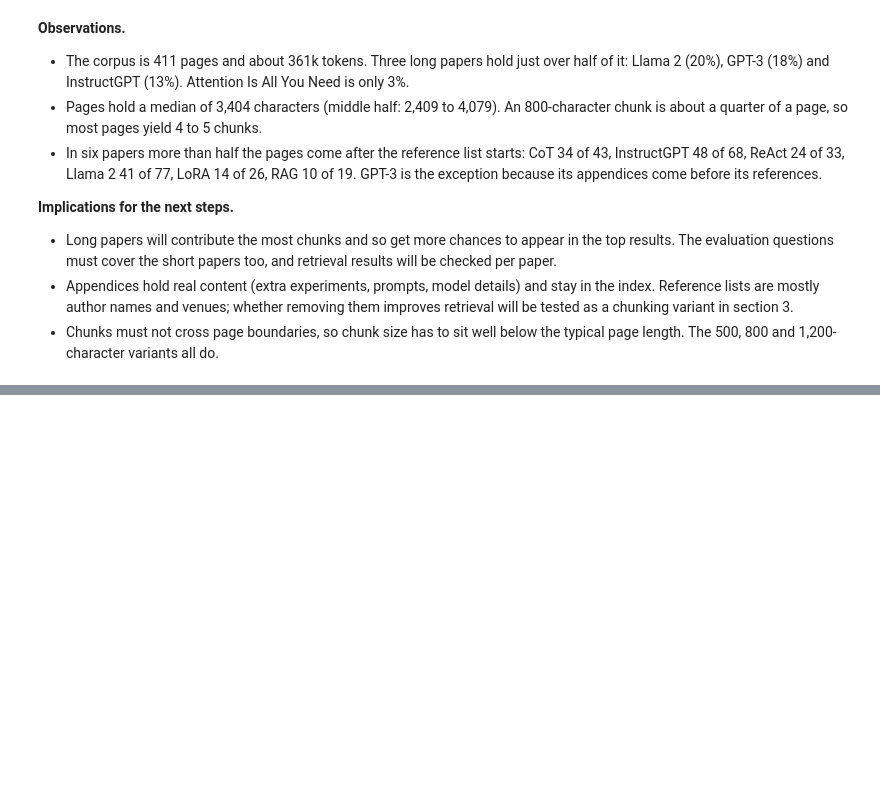
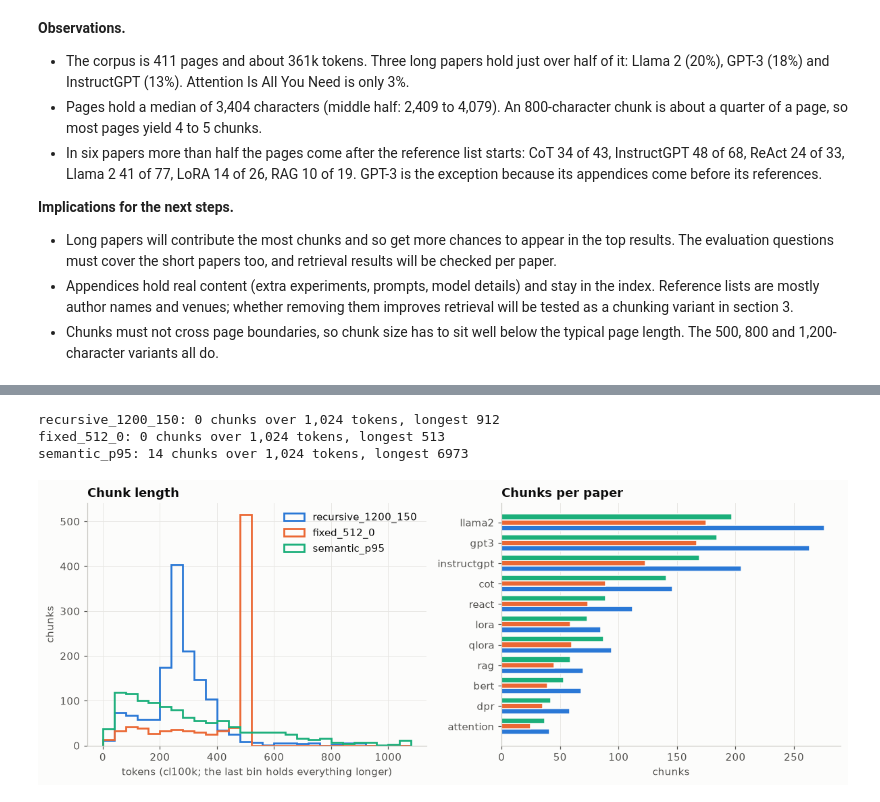
Before and after one commit to AHILL-0121/Research-Paper-Answer-Bot, a Jupyter notebook: backend/notebooks/capstone.ipynb, the cells around one changed output, grey strips where cells are left out. Cells and saved outputs as stored; diff of their text form; code cells hidden in the pictures; blank space fills up the shorter version.

```diff
--- a/backend/notebooks/capstone.ipynb
+++ b/backend/notebooks/capstone.ipynb
@@ -414,0 +549,29 @@ split
+# %%
+grid_chunks = {slug: pd.read_parquet(CONFIG.paths.chunk_grid_dir / f"{slug}.parquet")
+               for slug in ["recursive_1200_150", "fixed_512_0", "semantic_p95"]}
+
+fig, (ax1, ax2) = plt.subplots(1, 2, figsize=(11, 4.2))
+bins = range(0, 1100, 40)
+for k, (slug, chunks) in enumerate(grid_chunks.items()):
+    ax1.hist(chunks["token_count"].clip(upper=1080), bins=bins, histtype="step", linewidth=1.8, color=SERIES[k], label=slug)
+ax1.set_title("Chunk length")
+ax1.set_xlabel("tokens (cl100k; the last bin holds everything longer)")
+ax1.set_ylabel("chunks")
+ax1.legend(loc="upper right")
+
+counts = pd.DataFrame({slug: c.groupby("paper_id").size() for slug, c in grid_chunks.items()}).loc[per_paper.index]
+rows = range(len(counts))
+for k, slug in enumerate(counts.columns):
+    ax2.barh([r + (k - 1) * 0.27 for r in rows], counts[slug], height=0.27, color=SERIES[k], edgecolor=SURFACE, linewidth=1)
+ax2.set_yticks(list(rows), counts.index)
+ax2.grid(axis="y", visible=False)
+ax2.set_title("Chunks per paper")
+ax2.set_xlabel("chunks")
+fig.tight_layout()
+for slug, c in grid_chunks.items():
+    print(f"{slug}: {(c['token_count'] > 1024).sum()} chunks over 1,024 tokens, longest {c['token_count'].max()}")
+# %% [output]
+recursive_1200_150: 0 chunks over 1,024 tokens, longest 912
+fixed_512_0: 0 chunks over 1,024 tokens, longest 513
+semantic_p95: 14 chunks over 1,024 tokens, longest 6973
+[figure, added]
```
Also changed, not shown: parts of 24 cells of this notebook, 1 other file.
